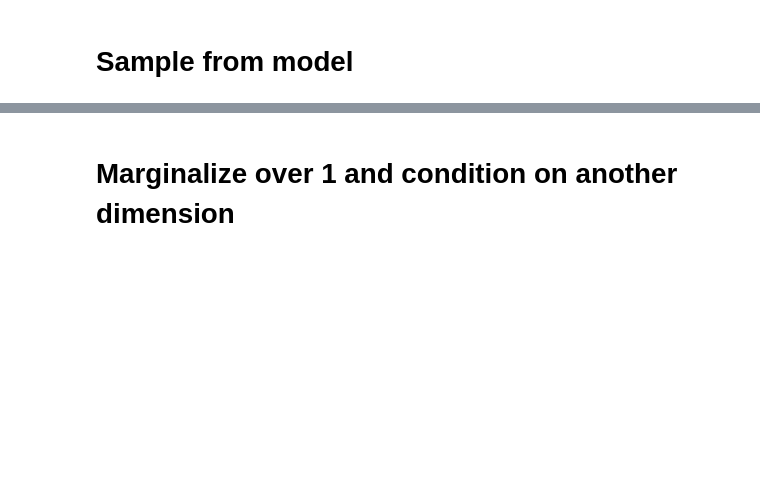
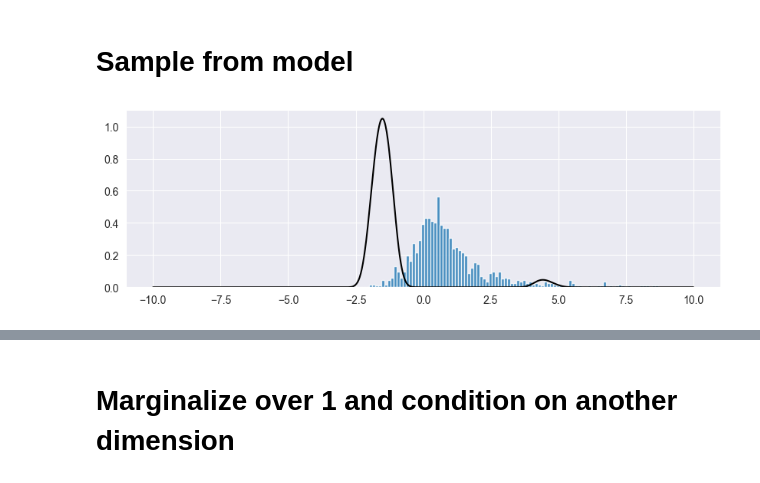
Before and after one commit to sebastianratzenboeck/AstroSimformer, a Jupyter notebook: dev_jax_flow/compact_version.ipynb, the cells around one changed output, grey strips where cells are left out. Drawn from its saved outputs; the diff is of its cells as text; code cells hidden in the pictures; blank space fills up the shorter version.

```diff
--- a/dev_jax_flow/compact_version.ipynb
+++ b/dev_jax_flow/compact_version.ipynb
@@ -248,5 +202,5 @@ model_init, model_fn = build_transformer_model(
     num_layers=num_layers,
     attn_size=attn_size,
     widening_factor=widening_factor,
-    embed_time_dim=100
+    embed_time_dim=32
 )
@@ -337,15 +293,17 @@ Epoch 50: loss = 1.526022
 # %%
-# # Full conditional estimation
-# theta = jnp.linspace(-10, 10, 1000)
-# true_post = true_posterior(theta, x_o[condition_dim[0]], x_o[condition_dim[1]])
-#
-# fig = plt.figure(figsize=(10, 3))
-# plt.plot(theta, true_post, color="k", label="True posterior")
-# plt.hist(
-#     samples_denorm[:, 0], bins=100, density=True,
-#     color="C0", alpha=0.8, label="Simformer samples"
-# )
-# plt.show()
+# Full conditional estimation
+theta = jnp.linspace(-10, 10, 1000)
+true_post = true_posterior(theta, x_o[condition_dim[0]], x_o[condition_dim[1]])
+
+fig = plt.figure(figsize=(10, 3))
+plt.plot(theta, true_post, color="k", label="True posterior")
+plt.hist(
+    samples_denorm[:, 2], bins=100, density=True,
+    color="C0", alpha=0.8, label="Simformer samples"
+)
+plt.show()
+# %% [output]
+[figure, added]
 # %%
 # test
 shape = (2**10,)
```
Also changed, not shown: parts of 17 cells of this notebook, 17 other files.
